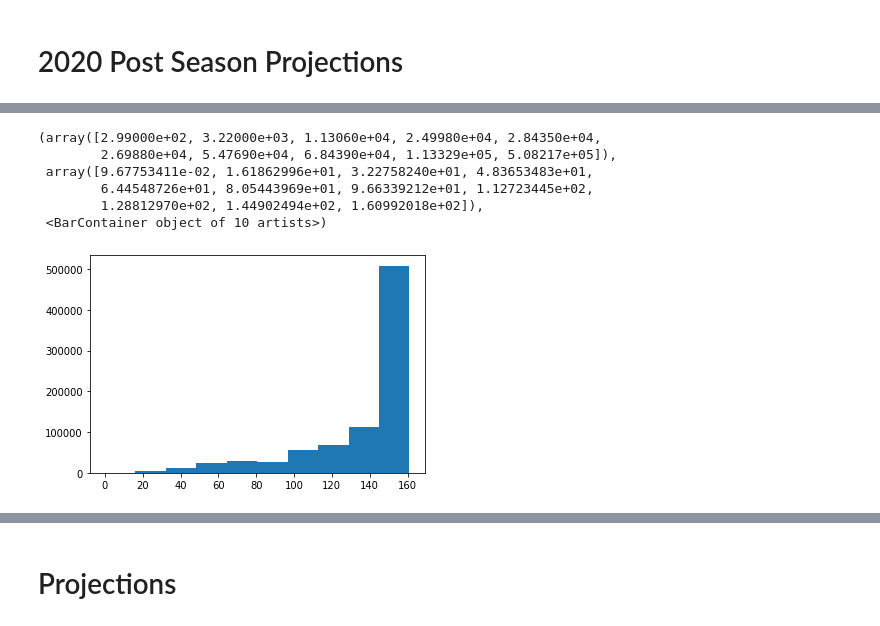
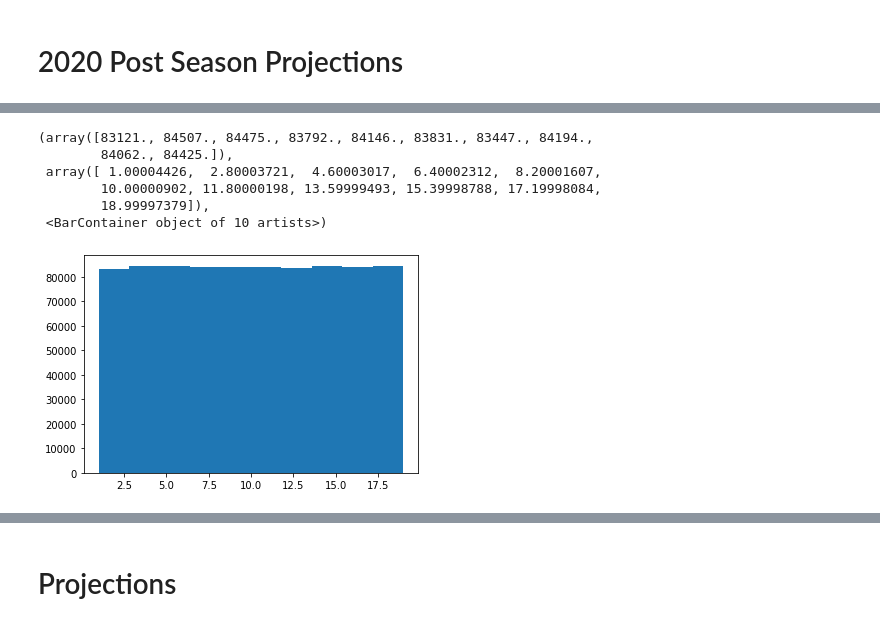
Before and after one commit to dantegates/mlb-statcast, a Jupyter notebook: 2021-postseason-projections.ipynb, the cells around one changed output, grey strips where cells are left out. Cells and saved outputs as stored; diff of their text form; code cells hidden in the pictures.

```diff
--- a/2021-postseason-projections.ipynb
+++ b/2021-postseason-projections.ipynb
@@ -109,4 +122,5 @@ d
 # %%
 # account for double headers
 d['total_games'] = d.home_team_win + d.away_team_win
-d = d[d.total_games.eq(1)]
+# %%
+d.sort_values(['date', 'team1'], inplace=True)
@@ -112,0 +182,3 @@ d = d[d.total_games.eq(1)]
+# %%
+d['score_diff1'] = d.score1 - d.score2
+d['score_diff2'] = d.score2 - d.score1
@@ -203,6 +416,6 @@ assert (prior['w_i'][:, :, :-1] <= prior['w_i'][:, :, 1:]).all()
 # %%
 with model:
-    trace = pm.sample(tune=2000)
+    trace = pm.sample()
 # %% [output]
 Auto-assigning NUTS sampler...
 Initializing NUTS using jitter+adapt_diag...
@@ -267,10 +452,10 @@ s_ = plt.plot(post['a_1'].mean(axis=0), color='C0', alpha=.5)
 # %%
-plt.hist(post['w_i'].ravel())
+plt.hist(trace['s_δ'].ravel())
 # %% [output]
-(array([2.99000e+02, 3.22000e+03, 1.13060e+04, 2.49980e+04, 2.84350e+04,
-        2.69880e+04, 5.47690e+04, 6.84390e+04, 1.13329e+05, 5.08217e+05]),
- array([9.67753411e-02, 1.61862996e+01, 3.22758240e+01, 4.83653483e+01,
-        6.44548726e+01, 8.05443969e+01, 9.66339212e+01, 1.12723445e+02,
-        1.28812970e+02, 1.44902494e+02, 1.60992018e+02]),
+(array([83121., 84507., 84475., 83792., 84146., 83831., 83447., 84194.,
+        84062., 84425.]),
+ array([ 1.00004426,  2.80003721,  4.60003017,  6.40002312,  8.20001607,
+        10.00000902, 11.80000198, 13.59999493, 15.39998788, 17.19998084,
+        18.99997379]),
  <BarContainer object of 10 artists>)
-[figure, old version]
+[figure, new version]
```
Also changed, not shown: parts of 51 cells of this notebook.
